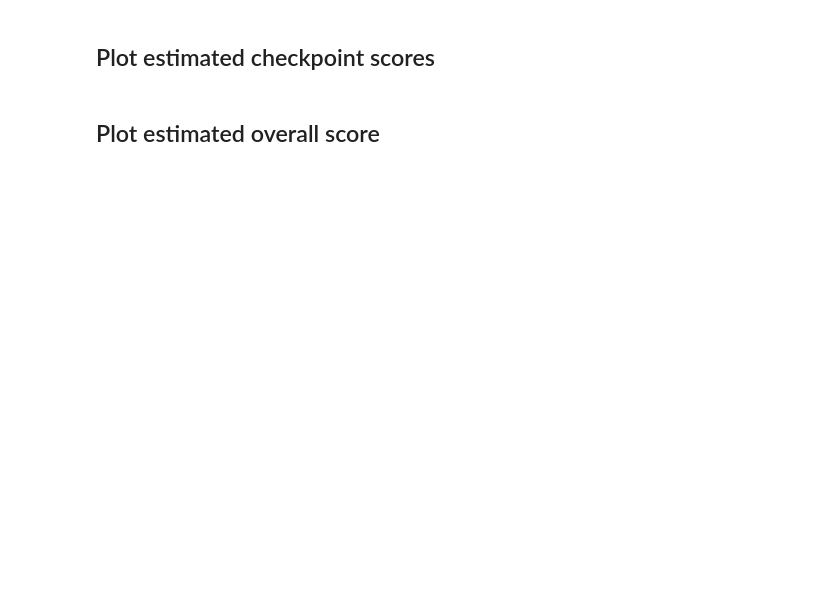
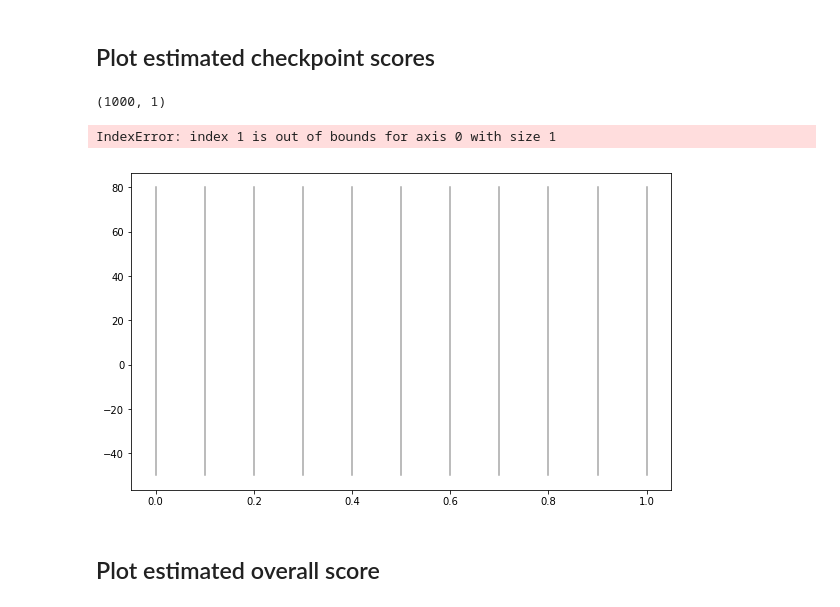
Before and after one commit to johannbrehmer/goldmine, a Jupyter notebook: goldmine/notebooks/random_walk/Random walk.ipynb, the cells around one changed output. Cells and saved outputs as stored; diff of their text form; code cells hidden in the pictures; blank space fills up the shorter version.

```diff
--- a/goldmine/notebooks/random_walk/Random walk.ipynb
+++ b/goldmine/notebooks/random_walk/Random walk.ipynb
@@ -38,7 +35,7 @@ z_checkpoints1 = z_checkpoints1.astype(np.float)
 # %% [markdown]
 ## Train SCANDAL
 # %%
-inf = CheckpointedSCANDALInference(
+inf0 = CheckpointedSCANDALInference(
     n_parameters=1,
     n_observables=1,
     n_latent=1,
@@ -52,3 +49,14 @@ inf = CheckpointedSCANDALInference(
     n_step_units_per_layer=20,
     step_activation='relu'
 )
+
+inf0.fit(
+    theta=theta0 * np.ones_like(t_xz0),
+    x=x0,
+    t_xz=t_xz0,
+    t_xz_checkpoints=t_xz_checkpoints0,
+    z_checkpoints=z_checkpoints0,
+    alpha=1.,
+    beta=1000.,
+    validation_split=None,
+)
@@ -74,7 +86,7 @@ t_xz0.shape
 # %%
-t_xzcp0 = inf.predict_score_conditional_on_checkpoints(
+t_xzcp0 = inf0.predict_score_conditional_on_checkpoints(
     theta=theta0 * np.ones_like(t_xz0),
-    z_checkpoints=z_checkpoints0[:,:,np.newaxis]
+    z_checkpoints=z_checkpoints0
 )
 # %% [markdown]
 ## Plot random walks
@@ -206,5 +222,9 @@ plt.show()
 # %% [markdown]
 ## Plot estimated checkpoint scores
+# %%
+t_xzcp0.shape
+# %% [output]
+(1000, 1)
 # %%
 checkpoints = np.linspace(0.,1.,11)
 xmin, xmax = -50, 80
@@ -230,34 +250,37 @@ for z, z_cp, t_xz in zip(z0[:n_plot], z_checkpoints0[:n_plot], t_xzcp0[:n_plot])
 
         tmin, tmax = checkpoints[i], checkpoints[i+1]
         t_ = t[(t >= tmin) & (t < tmax)]
         x_ = x[(t >= tmin) & (t < tmax)]
 
         t_ = np.hstack([[checkpoints[i]], t_, [checkpoints[i+1]]])
-        x_ = np.hstack([[z_cp[i]], x_, [z_cp[i+1]]])
+        x_ = np.hstack([z_cp[i], x_, z_cp[i+1]])
 
         plt.plot(
             t_, x_,
             c=ccolor(t_xz[i+1], -vmax, vmax, 'PRGn'),
             ls='-', lw=1., alpha=1.
         )
 
 plt.xlim(-0.02,1.02)
 plt.ylim(xmin, xmax)
 
 plt.xlabel('t')
 plt.ylabel('x')
 
 # Color bar
 ax1 = fig.add_axes([0.87, 0.08, 0.03, 0.88])
 cb = matplotlib.colorbar.ColorbarBase(
     ax1, cmap=matplotlib.cm.get_cmap("PRGn"),
     norm=matplotlib.colors.Normalize(vmin=-vmax, vmax=vmax),
     orientation='vertical'
 )
 cb.set_label(r'$\hat{t}(z_{n+1}| z_n, \theta)$')
 
 plt.savefig('random_walk_checkpoint_score.pdf')
 plt.show()
+# %% [output]
+IndexError: index 1 is out of bounds for axis 0 with size 1
+[figure, added]
 # %% [markdown]
 ## Plot estimated overall score
 # %%
```
Also changed, not shown: parts of 7 cells of this notebook, 2 other files.
